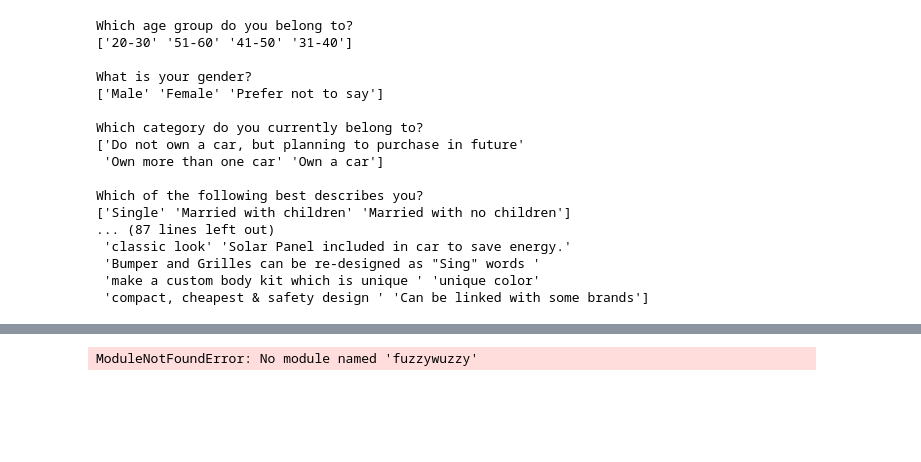
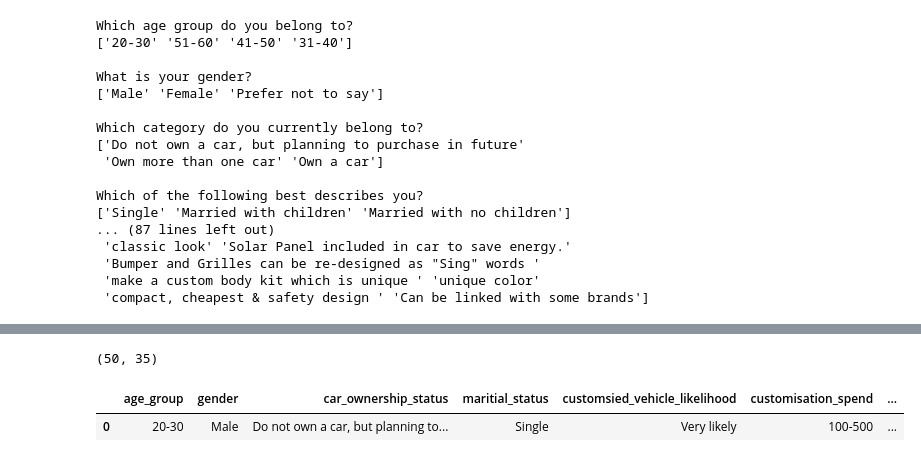
Before and after one commit to bentjh01/MA4829_Machine_Intelligence, a Jupyter notebook: data_exploration.ipynb, the cells around one changed output, grey strips where cells are left out. Saved outputs shown, nothing was run; the diff lists cells and outputs as text; code cells hidden in the pictures; blank space fills up the shorter version.

```diff
--- a/data_exploration.ipynb
+++ b/data_exploration.ipynb
@@ -116,12 +157,4 @@ data_mod_df.head(1)
-# %%
-from fuzzywuzzy import fuzz
-
-# Define a function to calculate fuzzy match score
-def fuzzy_match_score(str1, str2):
-    return fuzz.ratio(str1, str2)
-
-# Apply fuzzy match score on a column of the dataframe
-new_df = data_raw_df.copy()
-new_df['Fuzzy Score'] = data_raw_df['How likely are you to opt for customised vehicle if there were no extra charges?'].apply(lambda x: fuzzy_match_score(x, 'Target_String'))
-# %% [output]
-ModuleNotFoundError: No module named 'fuzzywuzzy'
+# %%
+data_mod_df.shape
+# %% [output]
+(50, 35)
@@ -127,0 +163,5 @@ ModuleNotFoundError: No module named 'fuzzywuzzy'
+# %%
+data_mod_df.head(1)
+# %% [output]
+|  | age_group | gender | car_ownership_status | maritial_status | customsied_vehicle_likelihood | customisation_spend | ... |
+| 0 | 20-30 | Male | Do not own a car, but planning to... | Single | Very likely | 100-500 | ... |
```
Also changed, not shown: parts of 16 cells of this notebook.
